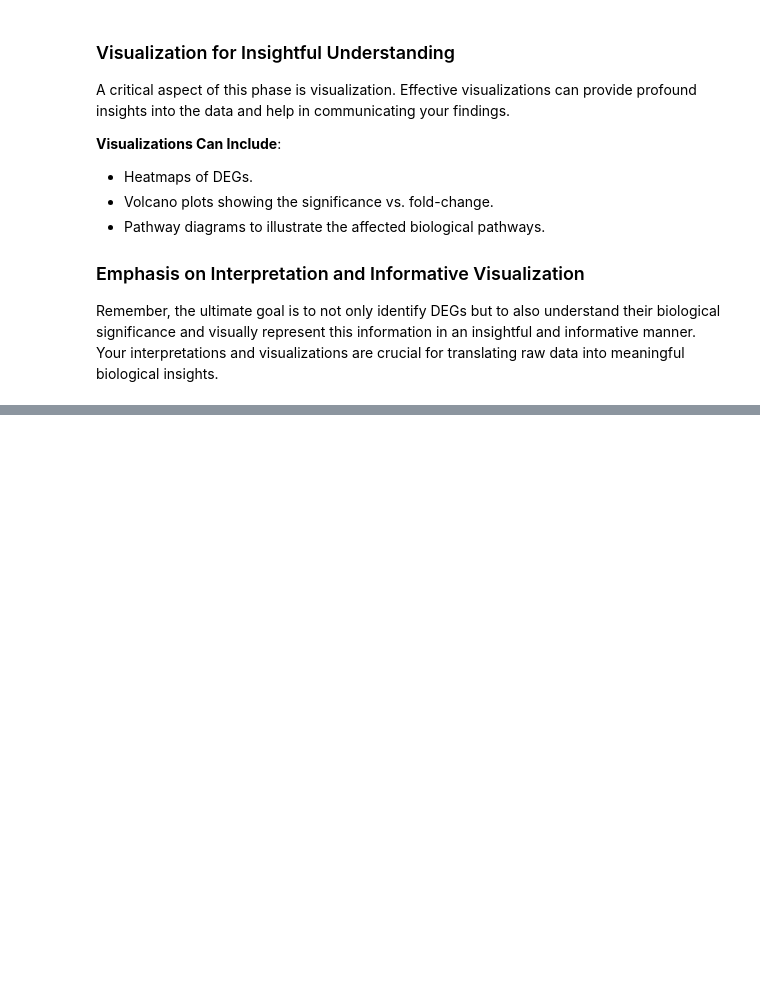
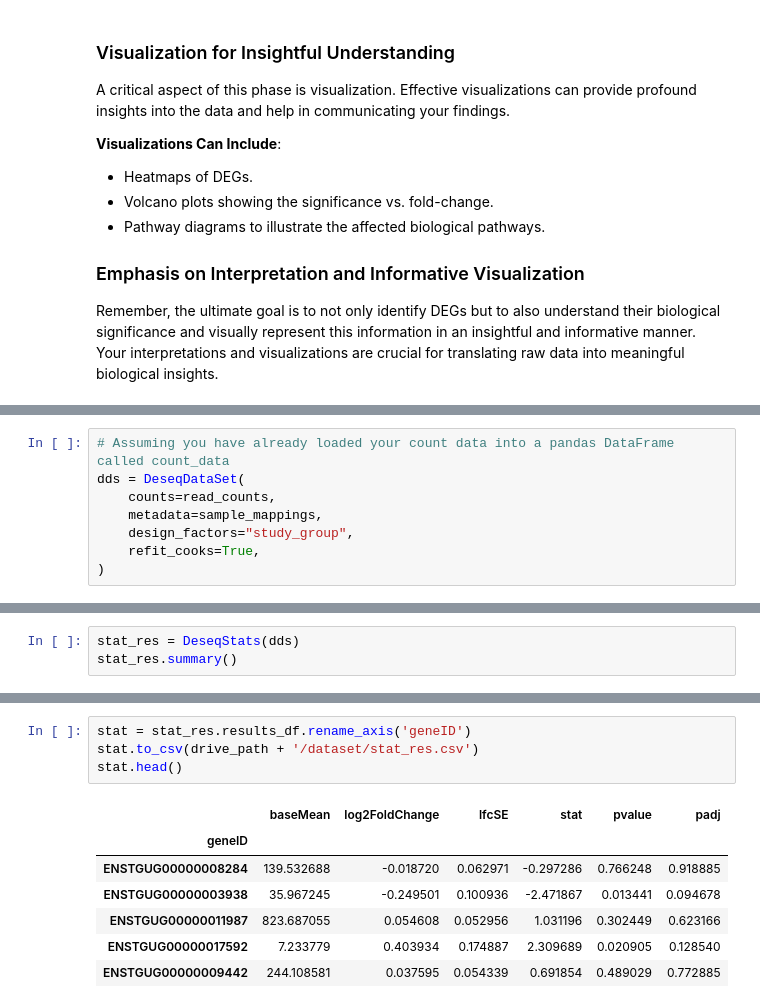
Before and after one commit to amirezzati/bioinformatics-project, a Jupyter notebook: the-songbird-study/SongBirdStudy.ipynb, the cells around one changed output, grey strips where cells are left out. Saved outputs shown, nothing was run; the diff lists cells and outputs as text; blank space fills up the shorter version.

```diff
--- a/the-songbird-study/SongBirdStudy.ipynb
+++ b/the-songbird-study/SongBirdStudy.ipynb
@@ -1330,0 +1358,8 @@ Remember, the ultimate goal is to not only identify DEGs but to also understand
+# %%
+# Assuming you have already loaded your count data into a pandas DataFrame called count_data
+dds = DeseqDataSet(
+    counts=read_counts,
+    metadata=sample_mappings,
+    design_factors="study_group",
+    refit_cooks=True,
+)
@@ -1330,0 +1397,3 @@ Remember, the ultimate goal is to not only identify DEGs but to also understand
+# %%
+stat_res = DeseqStats(dds)
+stat_res.summary()
@@ -1330,0 +1420,12 @@ Remember, the ultimate goal is to not only identify DEGs but to also understand
+# %%
+stat = stat_res.results_df.rename_axis('geneID')
+stat.to_csv(drive_path + '/dataset/stat_res.csv')
+stat.head()
+# %% [output]
+|  | baseMean | log2FoldChange | lfcSE | stat | pvalue | padj |
+| geneID |  |  |  |  |  |  |
+| ENSTGUG00000008284 | 139.532688 | -0.018720 | 0.062971 | -0.297286 | 0.766248 | 0.918885 |
+| ENSTGUG00000003938 | 35.967245 | -0.249501 | 0.100936 | -2.471867 | 0.013441 | 0.094678 |
+| ENSTGUG00000011987 | 823.687055 | 0.054608 | 0.052956 | 1.031196 | 0.302449 | 0.623166 |
+| ENSTGUG00000017592 | 7.233779 | 0.403934 | 0.174887 | 2.309689 | 0.020905 | 0.128540 |
+| ENSTGUG00000009442 | 244.108581 | 0.037595 | 0.054339 | 0.691854 | 0.489029 | 0.772885 |
```
Also changed, not shown: parts of 20 cells of this notebook.
